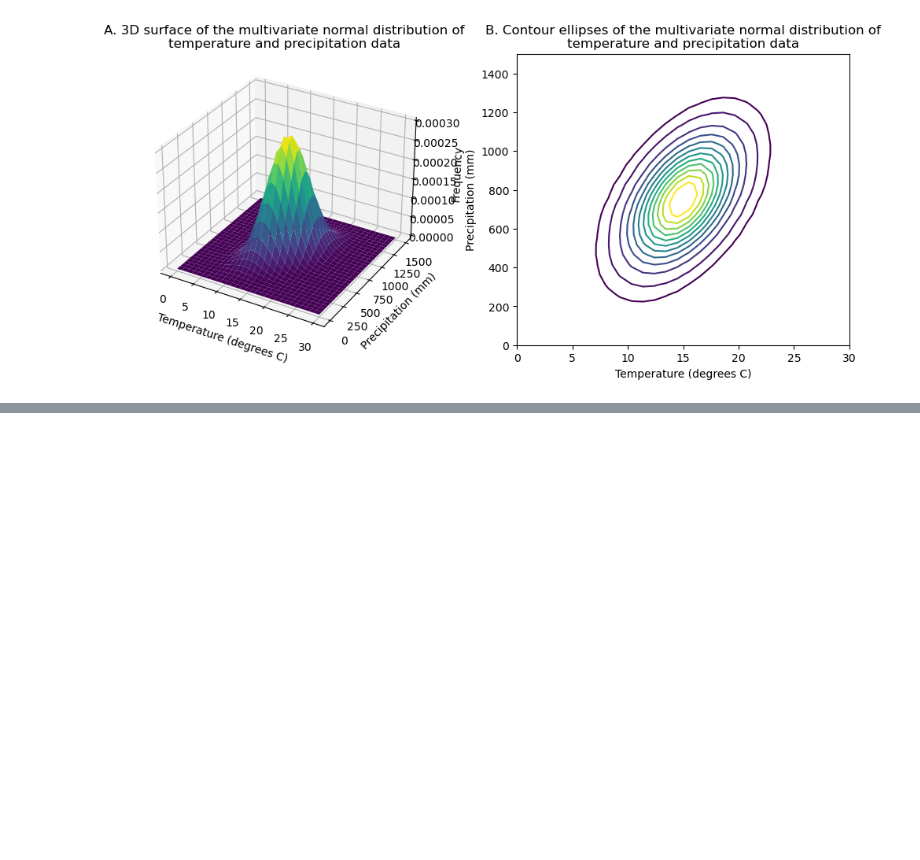
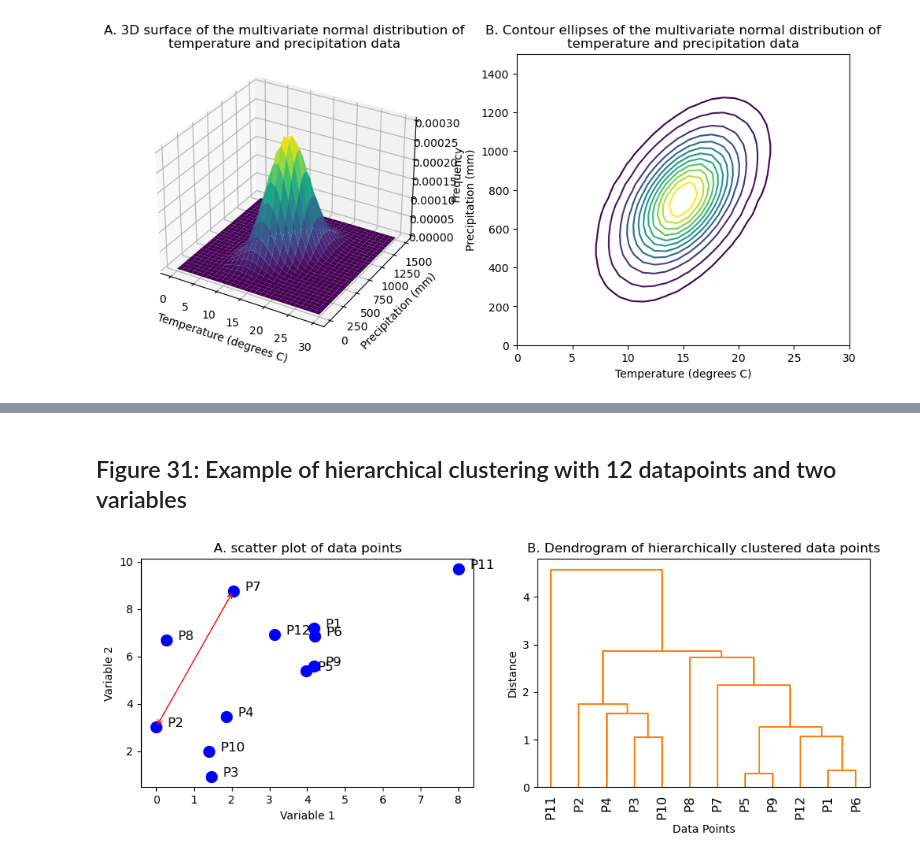
Before and after one commit to nielsjdewinter/VU_Data_analysis_Jupyter_labs, a Jupyter notebook: Syllabus_functions.ipynb, the cells around one changed output, grey strips where cells are left out. Cells and saved outputs as stored; diff of their text form; code cells hidden in the pictures; blank space fills up the shorter version.

```diff
--- a/Syllabus_functions.ipynb
+++ b/Syllabus_functions.ipynb
@@ -959,0 +1107,38 @@ plt.show()
+# %% [markdown]
+## Figure 31: Example of hierarchical clustering with 12 datapoints and two variables
+# %%
+# Generate a small dataset with 12 data points and 2 variables
+np.random.seed(1)  # For reproducibility
+data = np.random.rand(12, 2) * 10  # 12 points in 2D space
+
+# Perform hierarchical/agglomerative clustering
+linked = linkage(data, method = 'single')
+
+# Plot the scatter plot of the data points
+plt.figure(figsize=(10, 4))
+
+plt.subplot(1, 2, 1)
+plt.scatter(data[:, 0], data[:, 1], c='blue', s=100)
+for i in range(data.shape[0]):
+    plt.text(data[i, 0] + 0.3, data[i, 1], f'P{i+1}', fontsize=12) # Add point labels
+plt.title('A. scatter plot of data points')
+plt.xlabel('Variable 1')
+plt.ylabel('Variable 2')
+plt.annotate('', xy = (data[1, 0], data[1, 1]), xytext = (data[6, 0], data[6, 1]), arrowprops = dict(arrowstyle = '<->', color = 'red'))
+
+# Plot the dendrogram
+plt.subplot(1, 2, 2)
+dendrogram(
+    linked,
+    labels=[f'P{i + 1}' for i in range(data.shape[0])],
+    leaf_rotation = 90,
+    color_threshold = 5
+)
+plt.title('B. Dendrogram of hierarchically clustered data points')
+plt.xlabel('Data Points')
+plt.ylabel('Distance')
+
+plt.tight_layout()
+plt.show()
+# %% [output]
+[figure, added]
```
Also changed, not shown: parts of 13 cells of this notebook, 1 other file.
